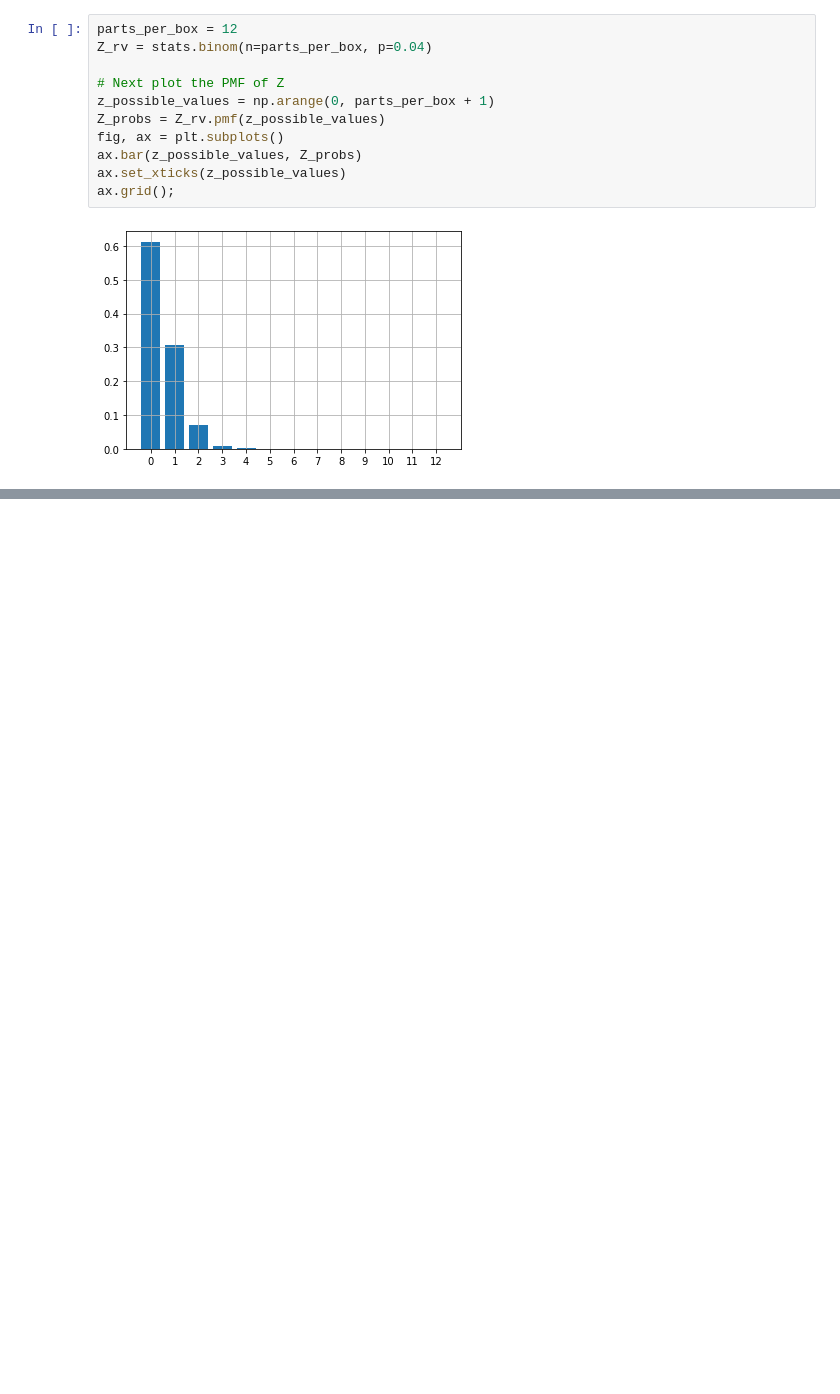
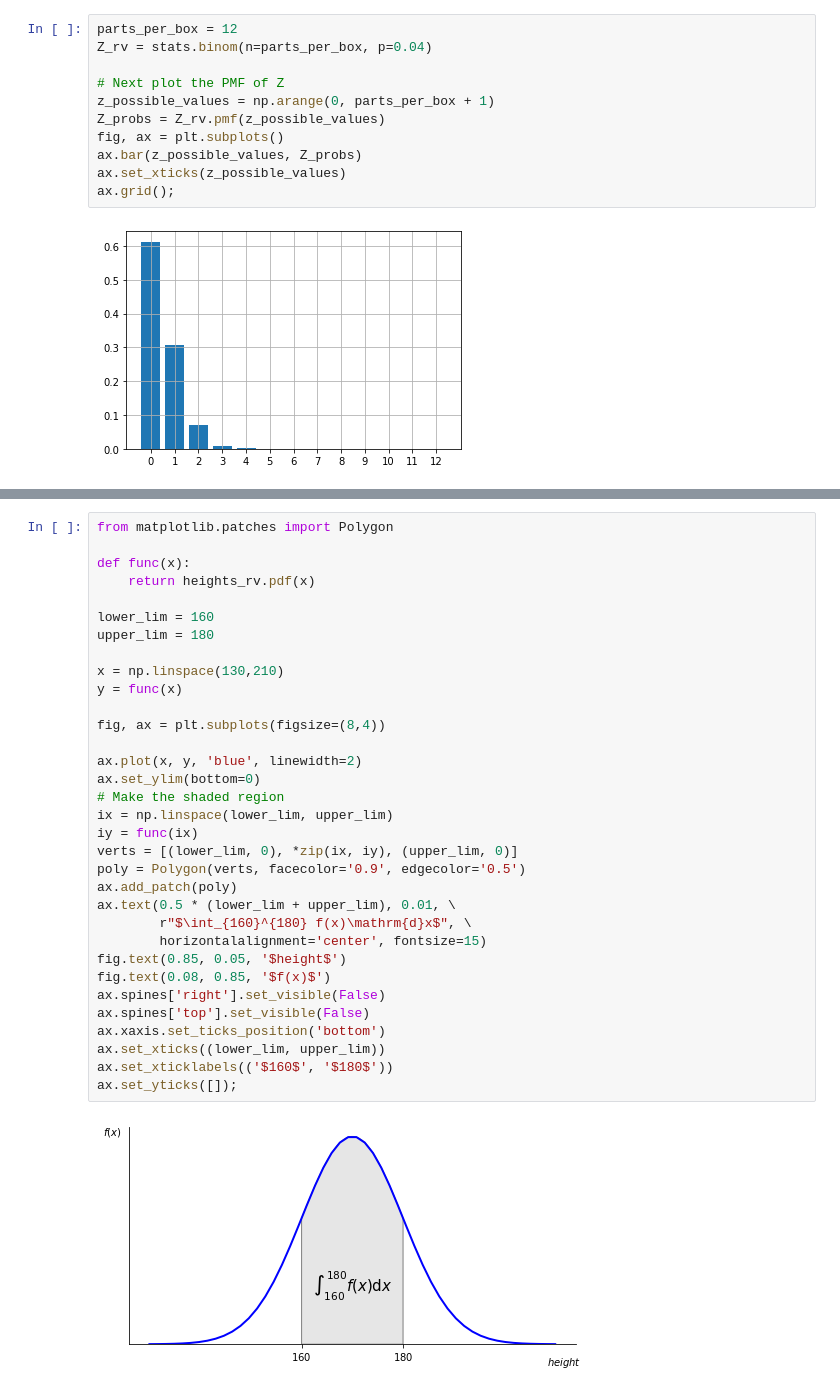
Before and after one commit to samyon7/Statistics-Python, a Jupyter notebook: Work_8/work_8-1.ipynb, the cells around one changed output, grey strips where cells are left out. Saved outputs shown, nothing was run; the diff lists cells and outputs as text; blank space fills up the shorter version.

```diff
--- a/Work_8/work_8-1.ipynb
+++ b/Work_8/work_8-1.ipynb
@@ -434,0 +538,35 @@ ax.grid();
+# %%
+from matplotlib.patches import Polygon
+
+def func(x):
+    return heights_rv.pdf(x)
+
+lower_lim = 160
+upper_lim = 180
+
+x = np.linspace(130,210)
+y = func(x)
+
+fig, ax = plt.subplots(figsize=(8,4))
+
+ax.plot(x, y, 'blue', linewidth=2)
+ax.set_ylim(bottom=0)
+# Make the shaded region
+ix = np.linspace(lower_lim, upper_lim)
+iy = func(ix)
+verts = [(lower_lim, 0), *zip(ix, iy), (upper_lim, 0)]
+poly = Polygon(verts, facecolor='0.9', edgecolor='0.5')
+ax.add_patch(poly)
+ax.text(0.5 * (lower_lim + upper_lim), 0.01, \
+        r"$\int_{160}^{180} f(x)\mathrm{d}x$", \
+        horizontalalignment='center', fontsize=15)
+fig.text(0.85, 0.05, '$height$')
+fig.text(0.08, 0.85, '$f(x)$')
+ax.spines['right'].set_visible(False)
+ax.spines['top'].set_visible(False)
+ax.xaxis.set_ticks_position('bottom')
+ax.set_xticks((lower_lim, upper_lim))
+ax.set_xticklabels(('$160$', '$180$'))
+ax.set_yticks([]);
+# %% [output]
+[figure, added]
```
Also changed, not shown: parts of 44 cells of this notebook.
